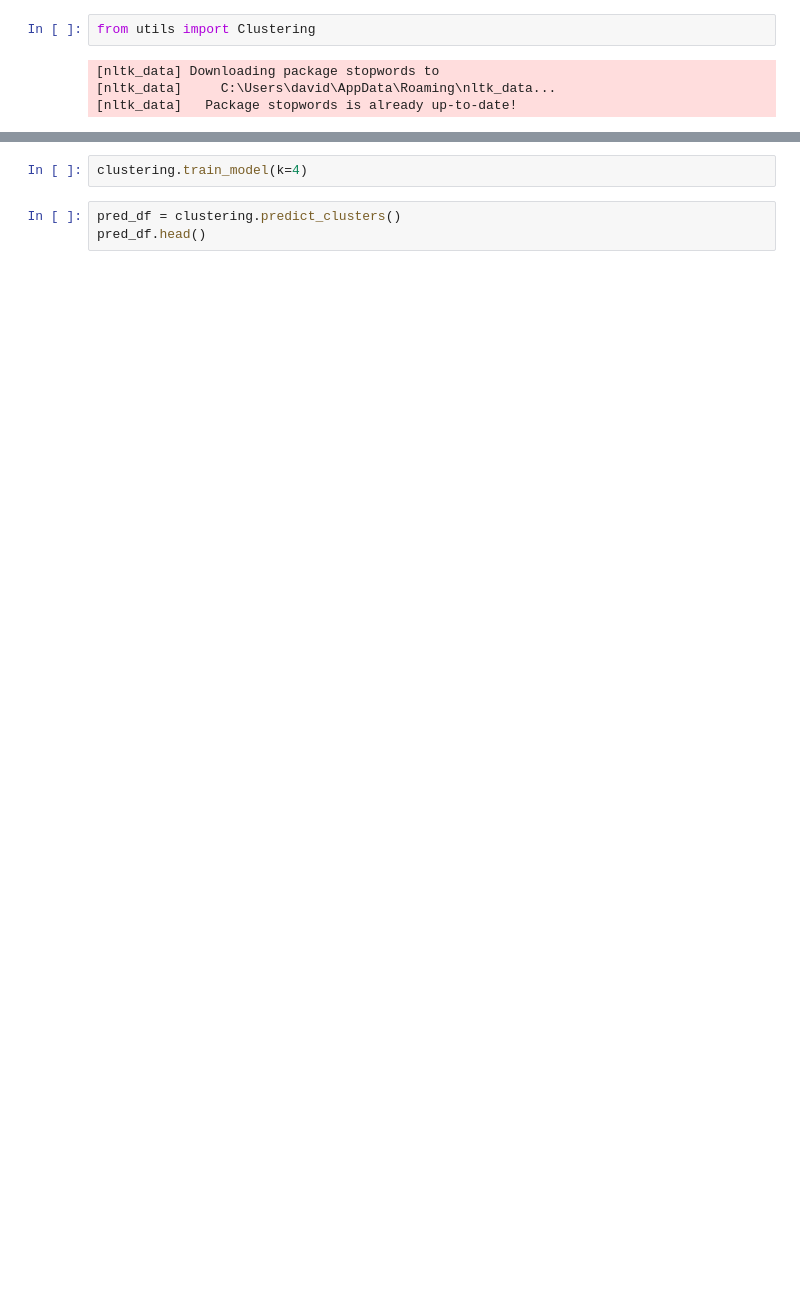
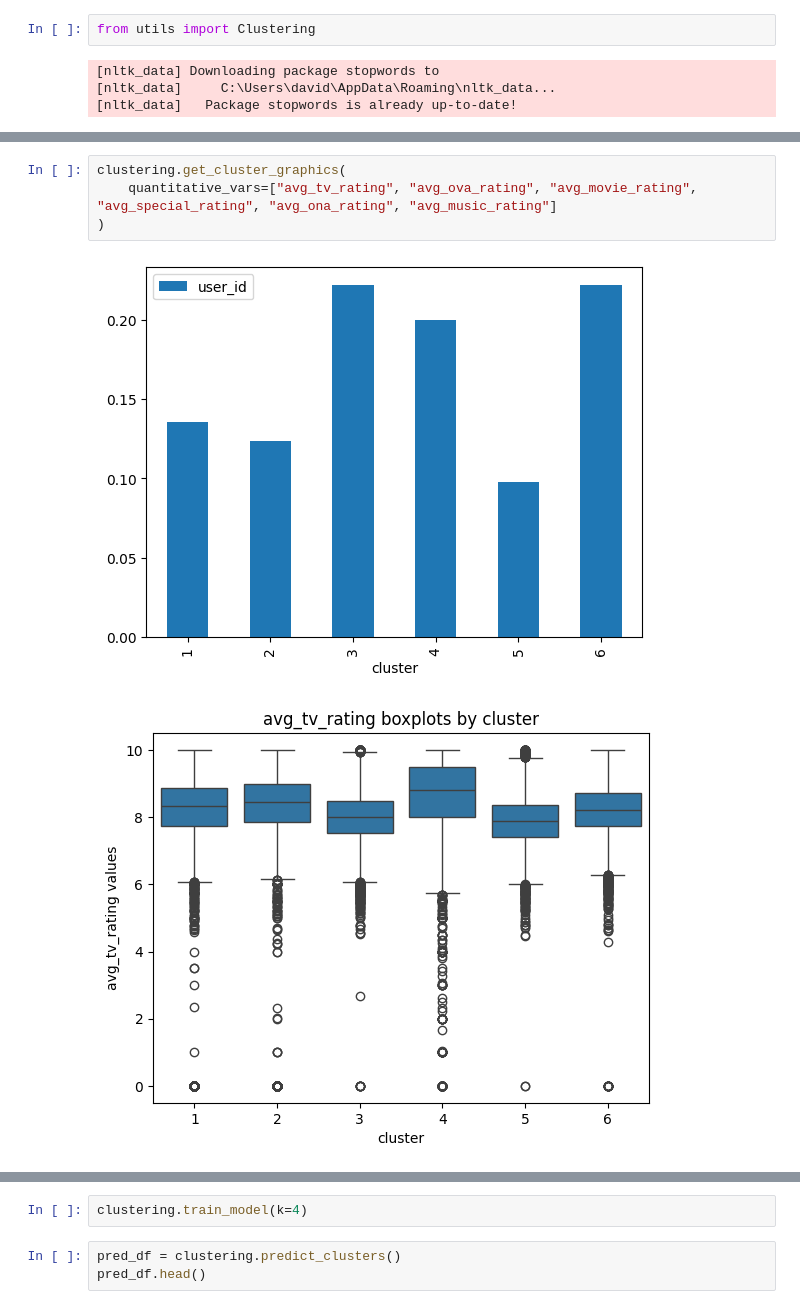
Before and after one commit to JuanDaps28/anime-project, a Jupyter notebook: sagemaker/customers_clustering.ipynb, the cells around one changed output, grey strips where cells are left out. Saved outputs shown, nothing was run; the diff lists cells and outputs as text; blank space fills up the shorter version.

```diff
--- a/sagemaker/customers_clustering.ipynb
+++ b/sagemaker/customers_clustering.ipynb
@@ -59,0 +79,7 @@ clustering.get_elbow_plot(
+# %%
+clustering.get_cluster_graphics(
+    quantitative_vars=["avg_tv_rating", "avg_ova_rating", "avg_movie_rating", "avg_special_rating", "avg_ona_rating", "avg_music_rating"]
+)
+# %% [output]
+[figure, added]
+[figure, added]
```
Also changed, not shown: parts of 16 cells of this notebook, 14 other files.
